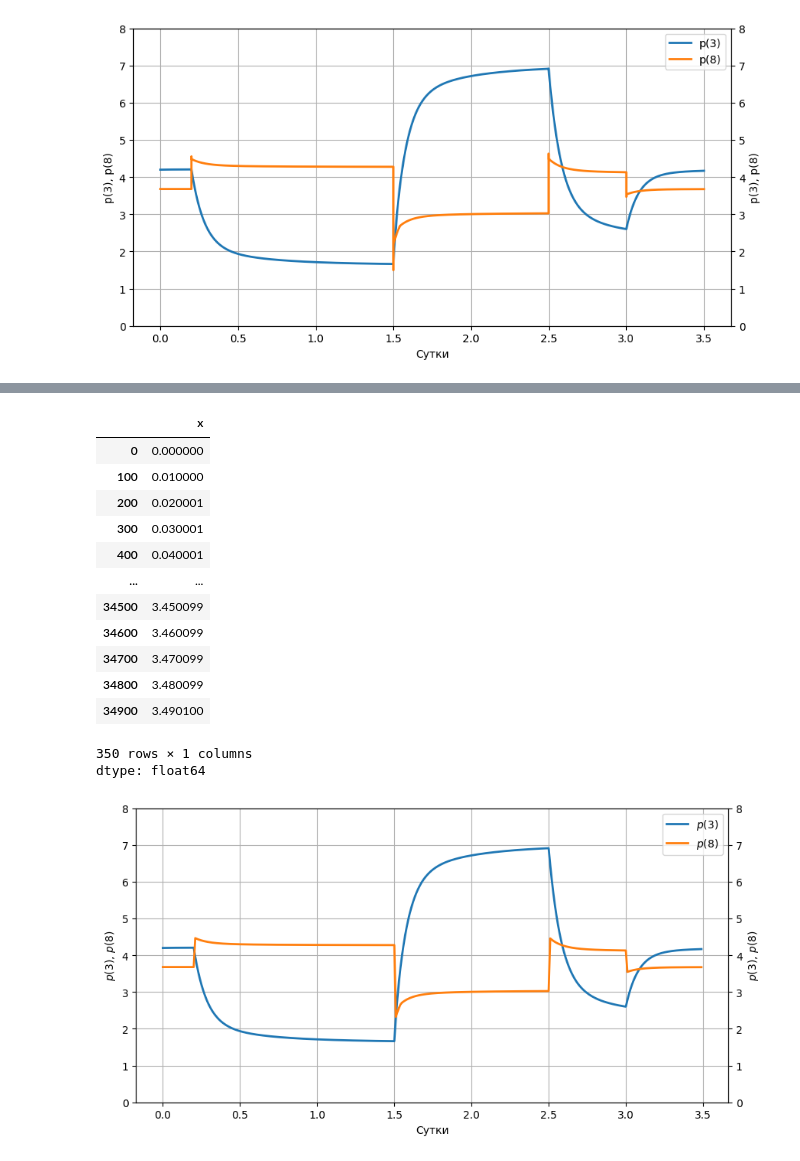
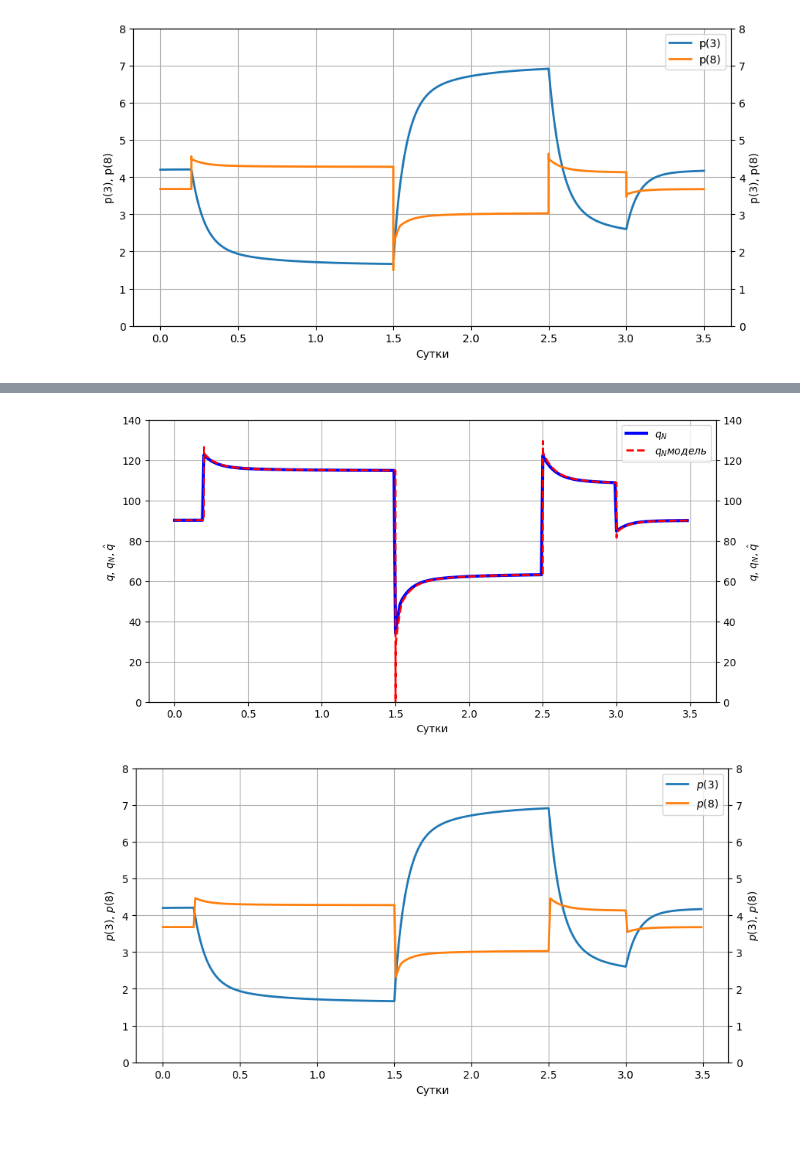
Before and after one commit to IANovoselov/well, a Jupyter notebook: well.ipynb, the cells around one changed output, grey strips where cells are left out. Drawn from its saved outputs; the diff is of its cells as text; code cells hidden in the pictures; blank space fills up the shorter version.

```diff
--- a/well.ipynb
+++ b/well.ipynb
@@ -555,20 +544,26 @@ plt.show()
-# %%
-df['x'][:k-1][::100]
-# %% [output]
-|  | x |
-| 0 | 0.000000 |
-| 100 | 0.010000 |
-| 200 | 0.020001 |
-| 300 | 0.030001 |
-| 400 | 0.040001 |
-| ... | ... |
-| 34500 | 3.450099 |
-| 34600 | 3.460099 |
-| 34700 | 3.470099 |
-| 34800 | 3.480099 |
-| 34900 | 3.490100 |
-350 rows × 1 columns
-dtype: float64
+# %%
+from matplotlib import pyplot as plt
+fig, ax = plt.subplots(figsize=(10, 5))
+
+twin1 = ax.twinx()
+
+#p1, = ax.plot([index*denominator for index in df['x'][:ident_k-1]], calc_df['q'][:ident_k], 'b', lw=3, label="$q$")
+p2, = ax.plot(df['x'][:-denominator:denominator], calc_df['q_N'], 'b', lw=3, label="$q_N$")
+#p3, = ax.plot([index*denominator for index in df['x'][:ident_k-1]], calc_df['_q'][:ident_k], 'k--', lw=1, label="$\hat{q}$")
+
+
+#p4, = twin1.plot(df['x'], df['q'], 'r--', lw=2, label="$q модель$")
+p5, = twin1.plot(df['x'], df['q_N'], 'r--', lw=2, label="$q_N модель$")
+
+
+ax.set(ylim=(0, 140), xlabel="Сутки", ylabel="$q$, $q_N$, $\hat{q}$")
+twin1.set(ylim=(0, 140), ylabel="$q$, $q_N$, $\hat{q}$")
+
+ax.legend(handles=[p2, p5])
+ax.grid()
+plt.show()
+# %% [output]
+[figure, added]
 # %%
 from matplotlib import pyplot as plt
 fig, ax = plt.subplots(figsize=(10, 5))
```
Also changed, not shown: parts of 8 cells of this notebook.
